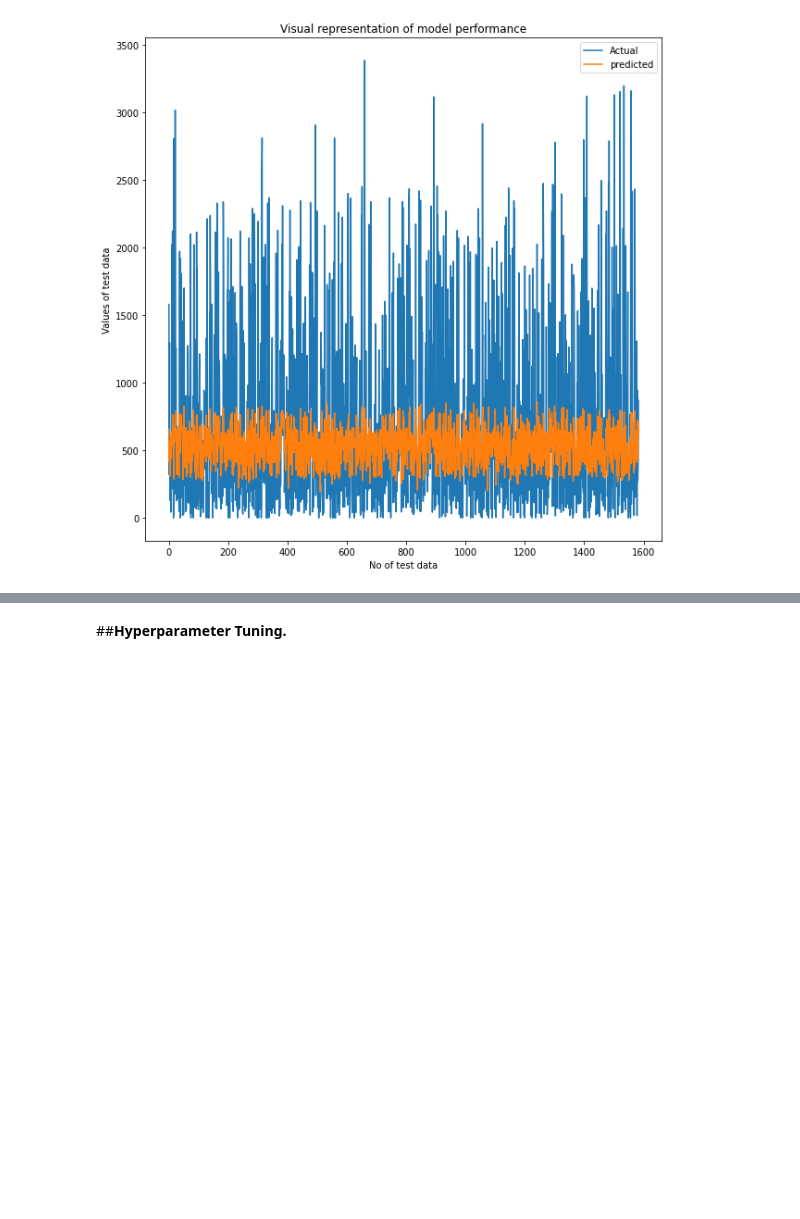
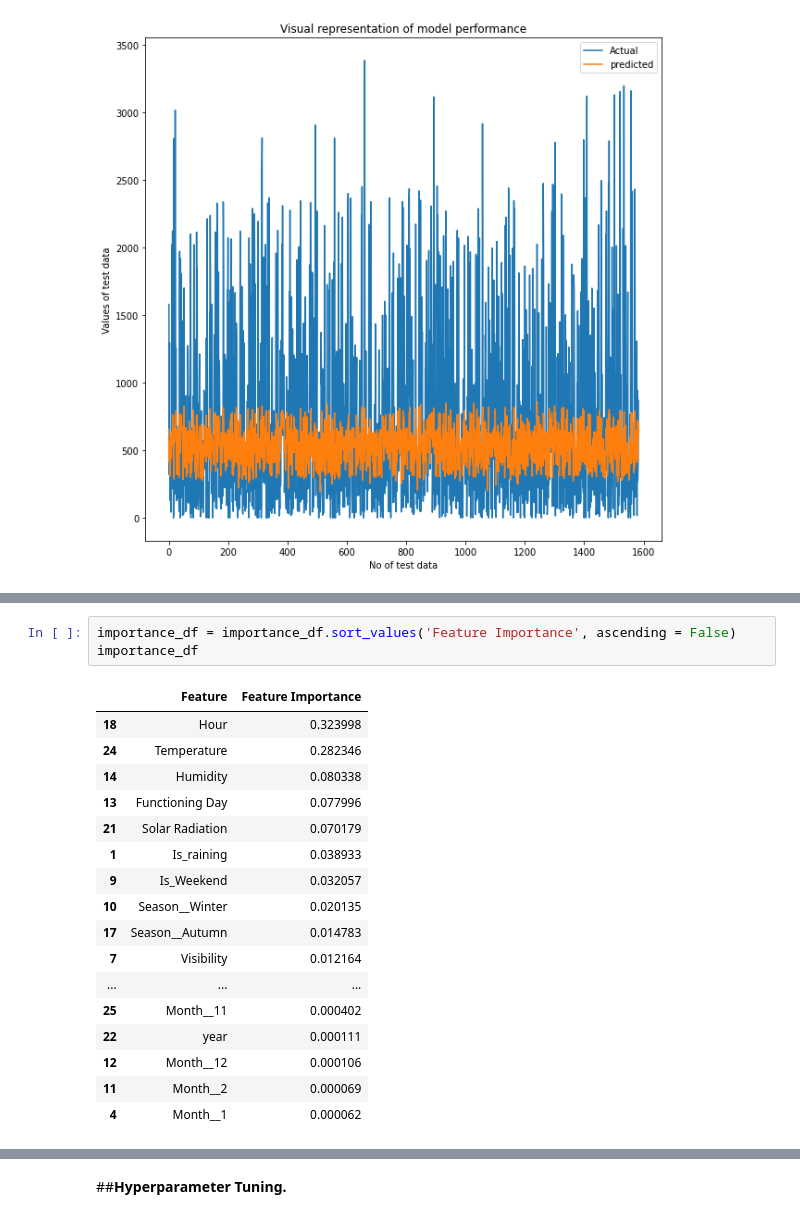
Before and after one commit to Shourya306/Bike-Sharing-Demand-Prediction-Regression, a Jupyter notebook: Bike_Sharing_Demand_Prediction_Capstone_Project.ipynb, the cells around one changed output, grey strips where cells are left out. Drawn from its saved outputs; the diff is of its cells as text; blank space fills up the shorter version.

```diff
--- a/Bike_Sharing_Demand_Prediction_Capstone_Project.ipynb
+++ b/Bike_Sharing_Demand_Prediction_Capstone_Project.ipynb
@@ -1408,0 +1460,21 @@ plt.legend(['Actual','predicted'])
+# %%
+importance_df = importance_df.sort_values('Feature Importance', ascending = False)
+importance_df
+# %% [output]
+|  | Feature | Feature Importance |
+| 18 | Hour | 0.323998 |
+| 24 | Temperature | 0.282346 |
+| 14 | Humidity | 0.080338 |
+| 13 | Functioning Day | 0.077996 |
+| 21 | Solar Radiation | 0.070179 |
+| 1 | Is_raining | 0.038933 |
+| 9 | Is_Weekend | 0.032057 |
+| 10 | Season__Winter | 0.020135 |
+| 17 | Season__Autumn | 0.014783 |
+| 7 | Visibility | 0.012164 |
+| ... | ... | ... |
+| 25 | Month__11 | 0.000402 |
+| 22 | year | 0.000111 |
+| 12 | Month__12 | 0.000106 |
+| 11 | Month__2 | 0.000069 |
+| 4 | Month__1 | 0.000062 |
```
Also changed, not shown: parts of 41 cells of this notebook.
